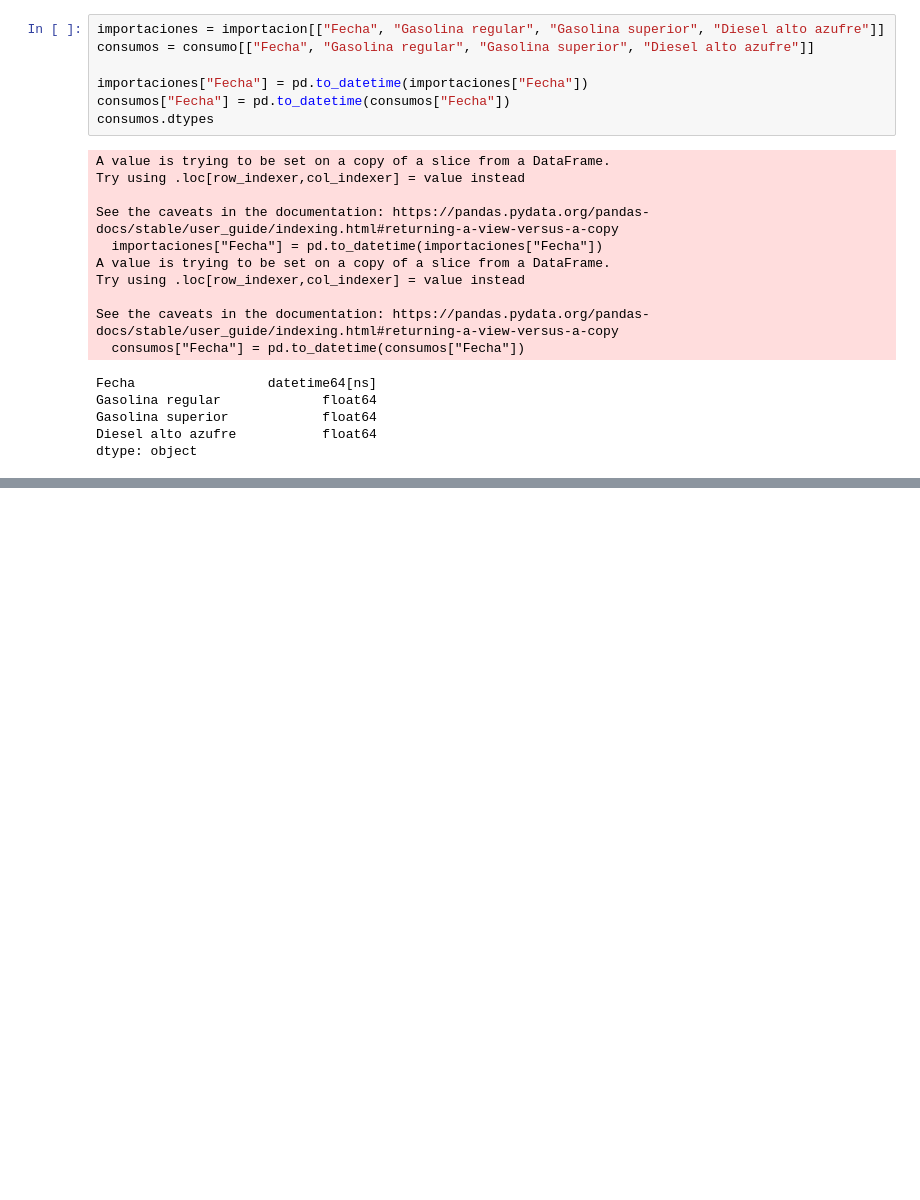
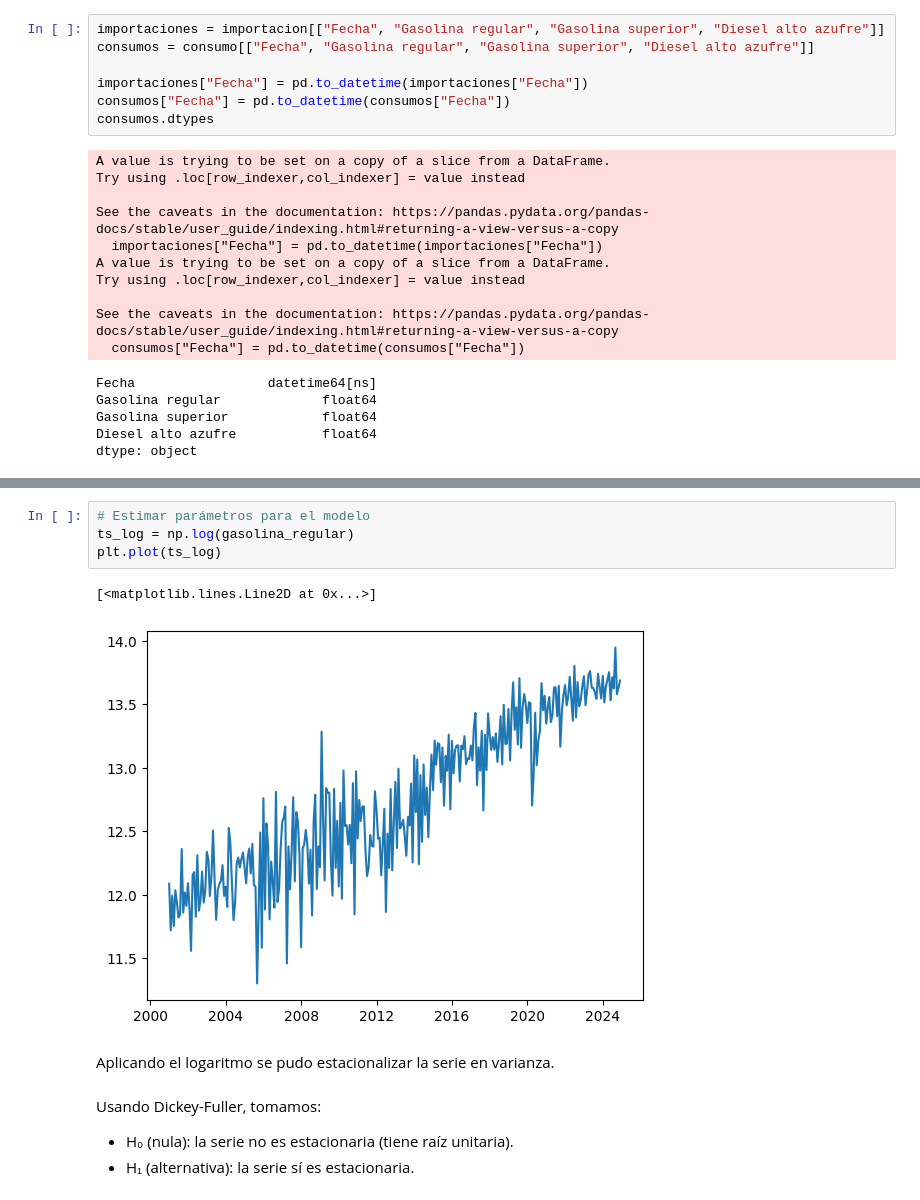
Before and after one commit to Disotoo/DS-Lab-1, a Jupyter notebook: Laboratorio1.ipynb, the cells around one changed output, grey strips where cells are left out. Cells and saved outputs as stored; diff of their text form; blank space fills up the shorter version.

```diff
--- a/Laboratorio1.ipynb
+++ b/Laboratorio1.ipynb
@@ -233,0 +432,13 @@ See the caveats in the documentation: https://pandas.pydata.org/pandas-docs/stab
+# %%
+# Estimar parámetros para el modelo
+ts_log = np.log(gasolina_regular)
+plt.plot(ts_log)
+# %% [output]
+[<matplotlib.lines.Line2D at 0x...>]
+[figure, added]
+# %% [markdown]
+Aplicando el logaritmo se pudo estacionalizar la serie en varianza.
+# %% [markdown]
+Usando Dickey-Fuller, tomamos:
+- H₀ (nula): la serie no es estacionaria (tiene raíz unitaria).
+- H₁ (alternativa): la serie sí es estacionaria.
```
Also changed, not shown: parts of 65 cells of this notebook.
